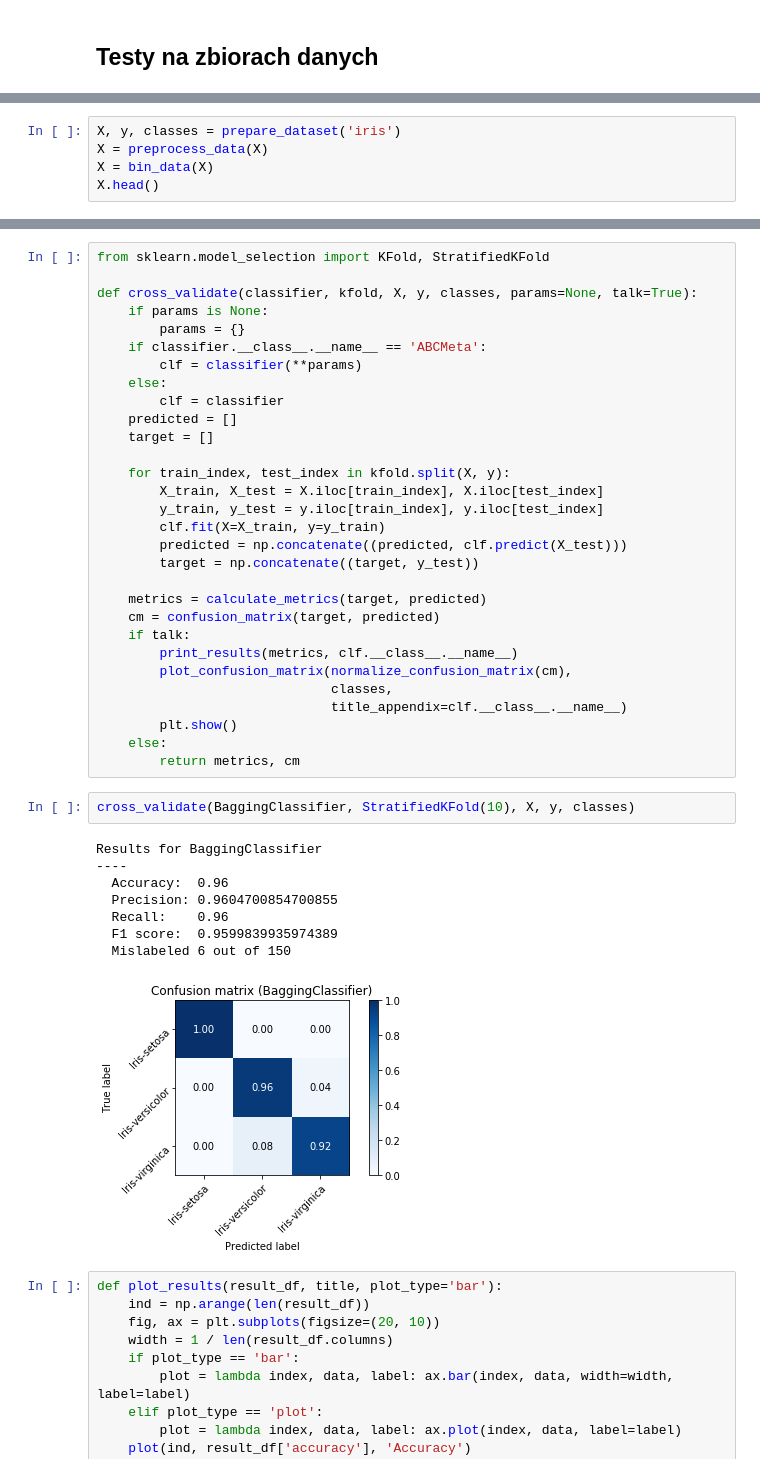
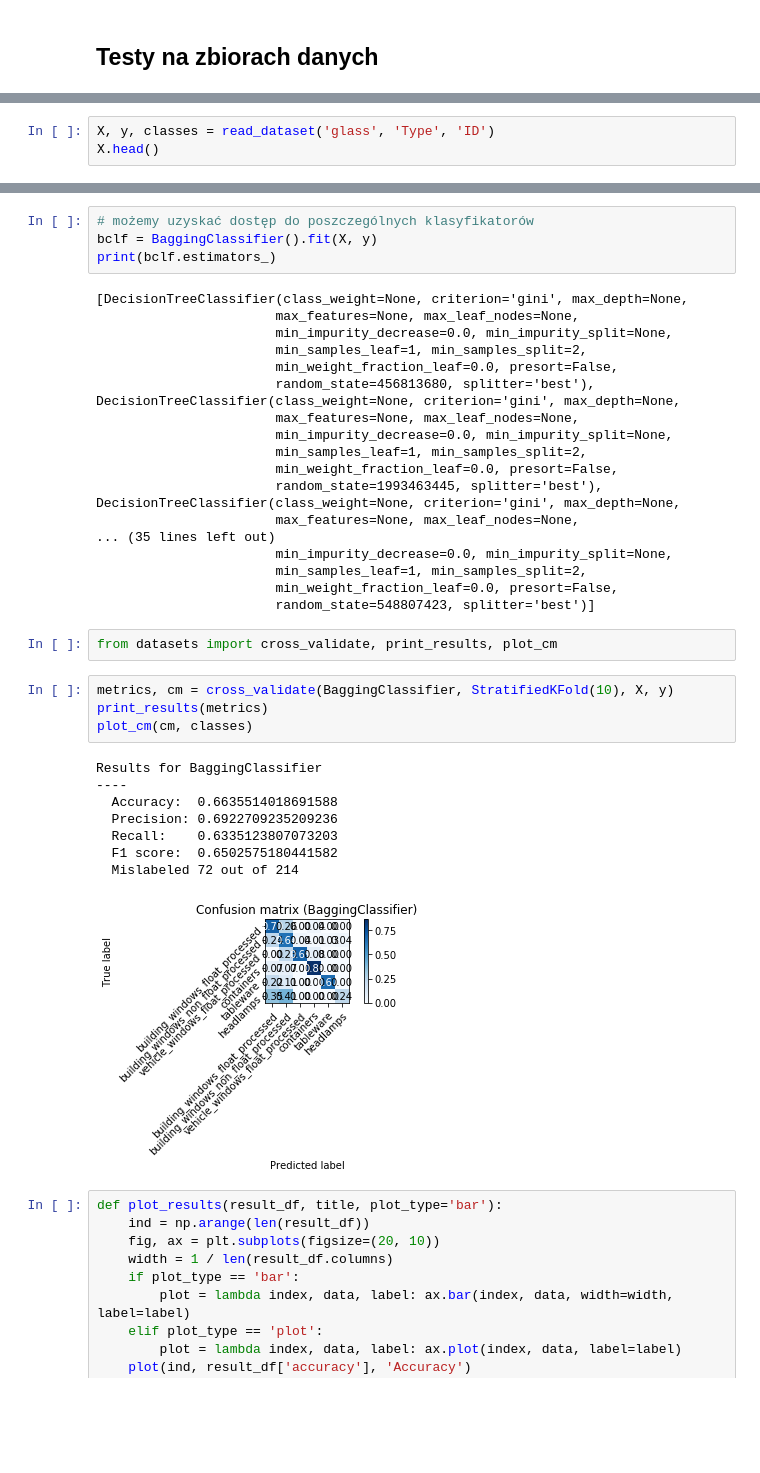
Before and after one commit to xenteros/data-science-training, a Jupyter notebook: Ensembles.ipynb, the cells around one changed output, grey strips where cells are left out. Saved outputs shown, nothing was run; the diff lists cells and outputs as text; blank space fills up the shorter version.

```diff
--- a/Ensembles.ipynb
+++ b/Ensembles.ipynb
@@ -317,6 +89,4 @@ def normalize_confusion_matrix(confusion_matrix):
 # %%
-X, y, classes = prepare_dataset('iris')
-X = preprocess_data(X)
-X = bin_data(X)
+X, y, classes = read_dataset('glass', 'Type', 'ID')
 X.head()
 # %% [output]
@@ -374,44 +100,40 @@ print(bclf.estimators_)
-# %%
-from sklearn.model_selection import KFold, StratifiedKFold
-
-def cross_validate(classifier, kfold, X, y, classes, params=None, talk=True):
-    if params is None:
-        params = {}
-    if classifier.__class__.__name__ == 'ABCMeta':
-        clf = classifier(**params)
-    else:
-        clf = classifier
-    predicted = []
-    target = []
-
-    for train_index, test_index in kfold.split(X, y):
-        X_train, X_test = X.iloc[train_index], X.iloc[test_index]
-        y_train, y_test = y.iloc[train_index], y.iloc[test_index]
-        clf.fit(X=X_train, y=y_train)
-        predicted = np.concatenate((predicted, clf.predict(X_test)))
-        target = np.concatenate((target, y_test))
-
-    metrics = calculate_metrics(target, predicted)
-    cm = confusion_matrix(target, predicted)
-    if talk:
-        print_results(metrics, clf.__class__.__name__)
-        plot_confusion_matrix(normalize_confusion_matrix(cm),
-                              classes,
-                              title_appendix=clf.__class__.__name__)
-        plt.show()
-    else:
-        return metrics, cm
+# %%
+# możemy uzyskać dostęp do poszczególnych klasyfikatorów
+bclf = BaggingClassifier().fit(X, y)
+print(bclf.estimators_)
+# %% [output]
+[DecisionTreeClassifier(class_weight=None, criterion='gini', max_depth=None,
+                       max_features=None, max_leaf_nodes=None,
+                       min_impurity_decrease=0.0, min_impurity_split=None,
+                       min_samples_leaf=1, min_samples_split=2,
+                       min_weight_fraction_leaf=0.0, presort=False,
+                       random_state=456813680, splitter='best'), DecisionTreeClassifier(class_weight=None, criterion='gini', max_depth=None,
+                       max_features=None, max_leaf_nodes=None,
+                       min_impurity_decrease=0.0, min_impurity_split=None,
+                       min_samples_leaf=1, min_samples_split=2,
+                       min_weight_fraction_leaf=0.0, presort=False,
+                       random_state=1993463445, splitter='best'), DecisionTreeClassifier(class_weight=None, criterion='gini', max_depth=None,
+                       max_features=None, max_leaf_nodes=None,
+... (35 lines left out)
+                       min_impurity_decrease=0.0, min_impurity_split=None,
+                       min_samples_leaf=1, min_samples_split=2,
+                       min_weight_fraction_leaf=0.0, presort=False,
+                       random_state=548807423, splitter='best')]
+# %%
+from datasets import cross_validate, print_results, plot_cm
 # %%
-cross_validate(BaggingClassifier, StratifiedKFold(10), X, y, classes)
+metrics, cm = cross_validate(BaggingClassifier, StratifiedKFold(10), X, y)
+print_results(metrics)
+plot_cm(cm, classes)
 # %% [output]
 Results for BaggingClassifier
 ----
-  Accuracy:  0.96
-  Precision: 0.9604700854700855
-  Recall:    0.96
-  F1 score:  0.9599839935974389
-  Mislabeled 6 out of 150
+  Accuracy:  0.6635514018691588
+  Precision: 0.6922709235209236
+  Recall:    0.6335123807073203
+  F1 score:  0.6502575180441582
+  Mislabeled 72 out of 214
-[figure, old version]
+[figure, new version]
 # %%
 def plot_results(result_df, title, plot_type='bar'):
     ind = np.arange(len(result_df))
```
Also changed, not shown: parts of 37 cells of this notebook, 2 other files.
